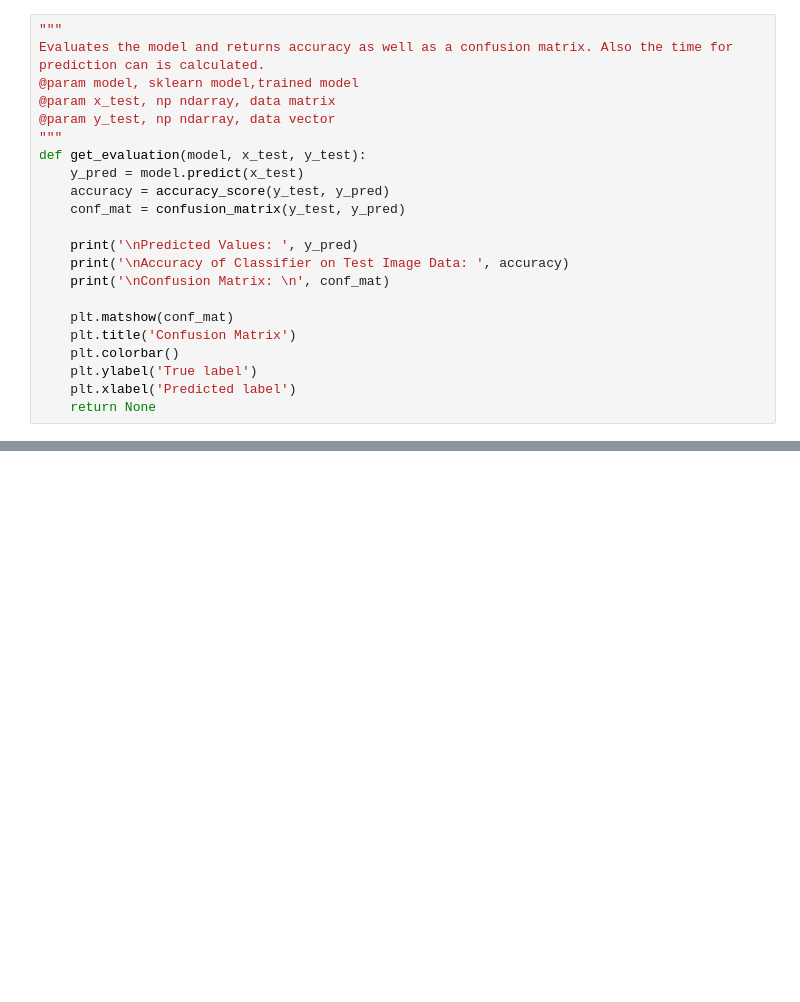
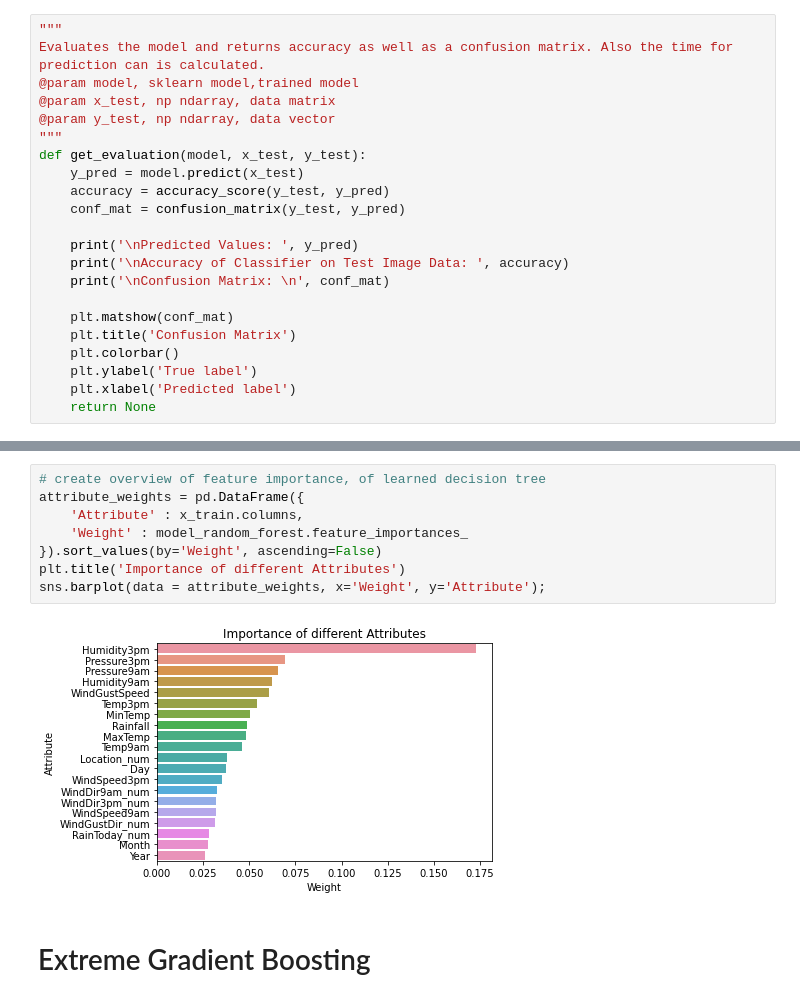
Before and after one commit to Stern1710/australia-weather-data, a Jupyter notebook: SPOD_Group7_Project.ipynb, the cells around one changed output, grey strips where cells are left out. Saved outputs shown, nothing was run; the diff lists cells and outputs as text; blank space fills up the shorter version.

Commit message:
RF + XTreme Gradient Boosting

```diff
--- a/SPOD_Group7_Project.ipynb
+++ b/SPOD_Group7_Project.ipynb
@@ -408,0 +445,12 @@ sns.barplot(data = attribute_weights, x='Weight', y='Attribute');
+# %%
+# create overview of feature importance, of learned decision tree
+attribute_weights = pd.DataFrame({
+    'Attribute' : x_train.columns,
+    'Weight' : model_random_forest.feature_importances_
+}).sort_values(by='Weight', ascending=False)
+plt.title('Importance of different Attributes')
+sns.barplot(data = attribute_weights, x='Weight', y='Attribute');
+# %% [output]
+[figure, added]
+# %% [markdown]
+# Extreme Gradient Boosting
```
Also changed, not shown: parts of 13 cells of this notebook.
